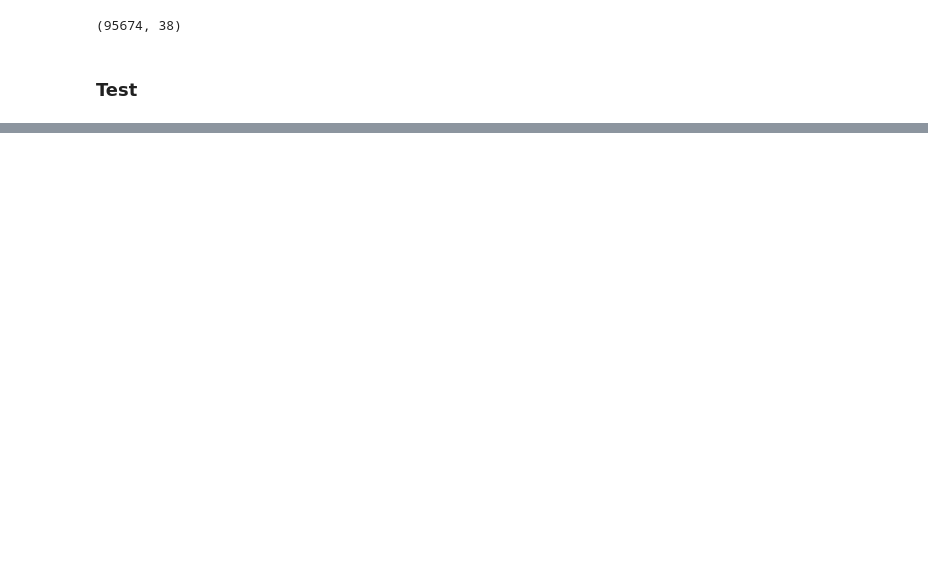
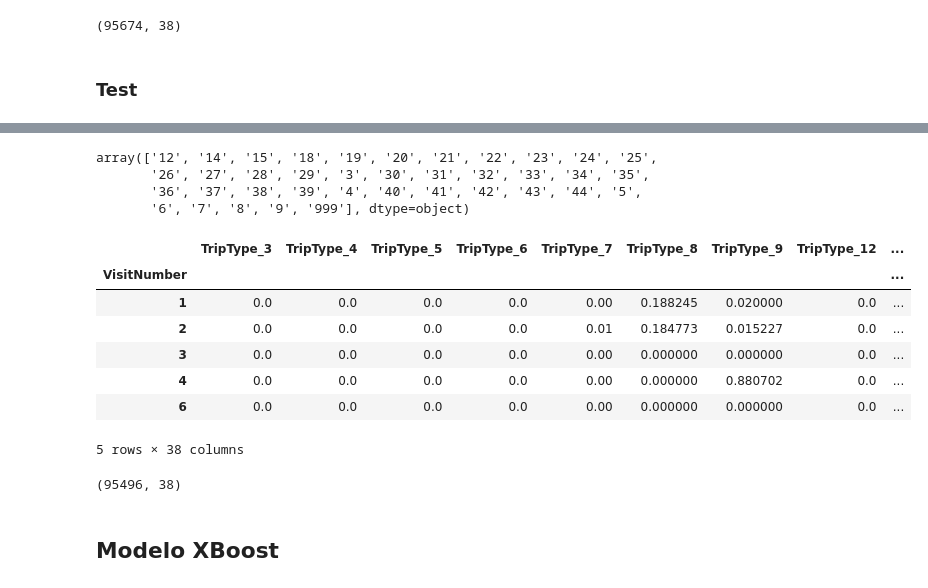
Before and after one commit to brunocgf/WalmartRecruiting, a Jupyter notebook: Modelado.ipynb, the cells around one changed output, grey strips where cells are left out. Saved outputs shown, nothing was run; the diff lists cells and outputs as text; code cells hidden in the pictures; blank space fills up the shorter version.

```diff
--- a/Modelado.ipynb
+++ b/Modelado.ipynb
@@ -74,0 +95,30 @@ y_proba = model.predict_proba(X_train)
+# %%
+model.classes_
+# %% [output]
+array(['12', '14', '15', '18', '19', '20', '21', '22', '23', '24', '25',
+       '26', '27', '28', '29', '3', '30', '31', '32', '33', '34', '35',
+       '36', '37', '38', '39', '4', '40', '41', '42', '43', '44', '5',
+       '6', '7', '8', '9', '999'], dtype=object)
+# %%
+submit = pd.DataFrame(y_proba, columns = model.classes_, index = test.index)
+# %%
+submit = submit[['3','4','5','6', '7', '8', '9','12', '14', '15', '18', '19', '20', '21', '22', '23', '24', '25',
+       '26', '27', '28', '29', '30', '31', '32', '33', '34', '35','36', '37', '38', '39', '40', '41', '42', '43', '44', '999']]
+# %%
+submit.columns = ['TripType_3','TripType_4','TripType_5','TripType_6','TripType_7','TripType_8','TripType_9','TripType_12',
+                  'TripType_14','TripType_15','TripType_18','TripType_19','TripType_20','TripType_21','TripType_22',
+                  'TripType_23','TripType_24','TripType_25','TripType_26','TripType_27','TripType_28','TripType_29',
+                  'TripType_30','TripType_31','TripType_32','TripType_33','TripType_34','TripType_35','TripType_36',
+                  'TripType_37','TripType_38','TripType_39','TripType_40','TripType_41','TripType_42','TripType_43',
+                  'TripType_44','TripType_999']
+# %%
+submit.head()
+# %% [output]
+|  | TripType_3 | TripType_4 | TripType_5 | TripType_6 | TripType_7 | TripType_8 | TripType_9 | TripType_12 | ... |
+| VisitNumber |  |  |  |  |  |  |  |  | ... |
+| 1 | 0.0 | 0.0 | 0.0 | 0.0 | 0.00 | 0.188245 | 0.020000 | 0.0 | ... |
+| 2 | 0.0 | 0.0 | 0.0 | 0.0 | 0.01 | 0.184773 | 0.015227 | 0.0 | ... |
+| 3 | 0.0 | 0.0 | 0.0 | 0.0 | 0.00 | 0.000000 | 0.000000 | 0.0 | ... |
+| 4 | 0.0 | 0.0 | 0.0 | 0.0 | 0.00 | 0.000000 | 0.880702 | 0.0 | ... |
+| 6 | 0.0 | 0.0 | 0.0 | 0.0 | 0.00 | 0.000000 | 0.000000 | 0.0 | ... |
+5 rows × 38 columns
@@ -74,0 +127,6 @@ y_proba = model.predict_proba(X_train)
+# %%
+submit.shape
+# %% [output]
+(95496, 38)
+# %% [markdown]
+## Modelo XBoost
```
Also changed, not shown: parts of 40 cells of this notebook, 10 other files.
